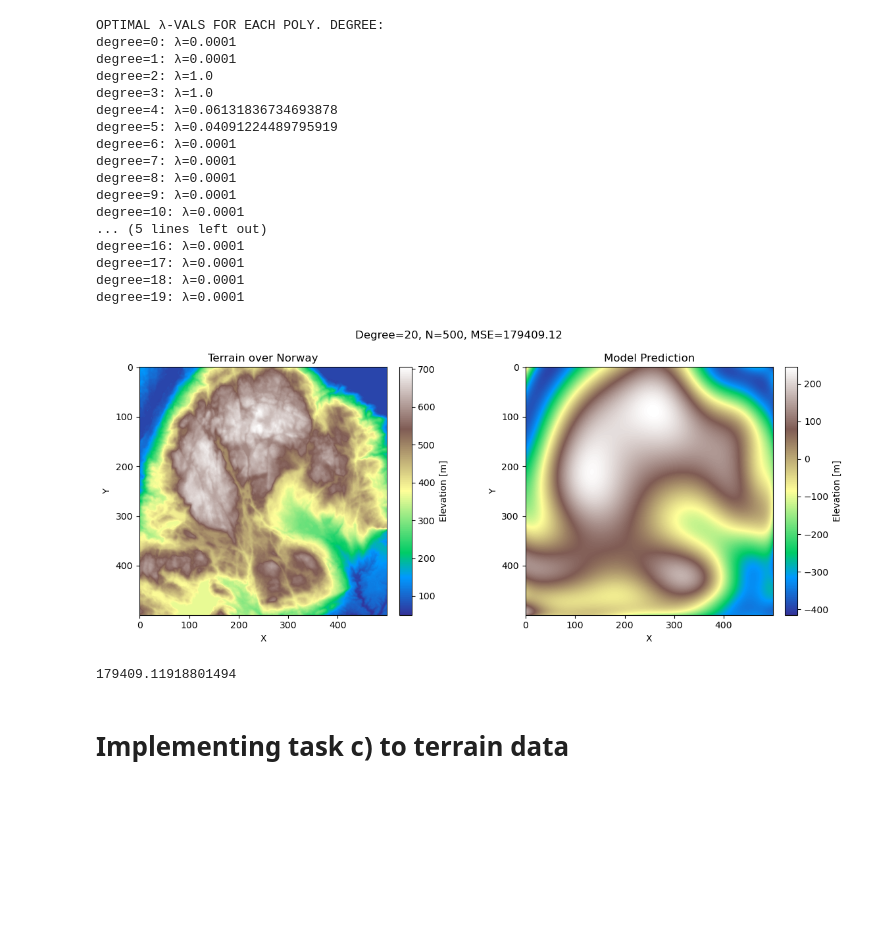
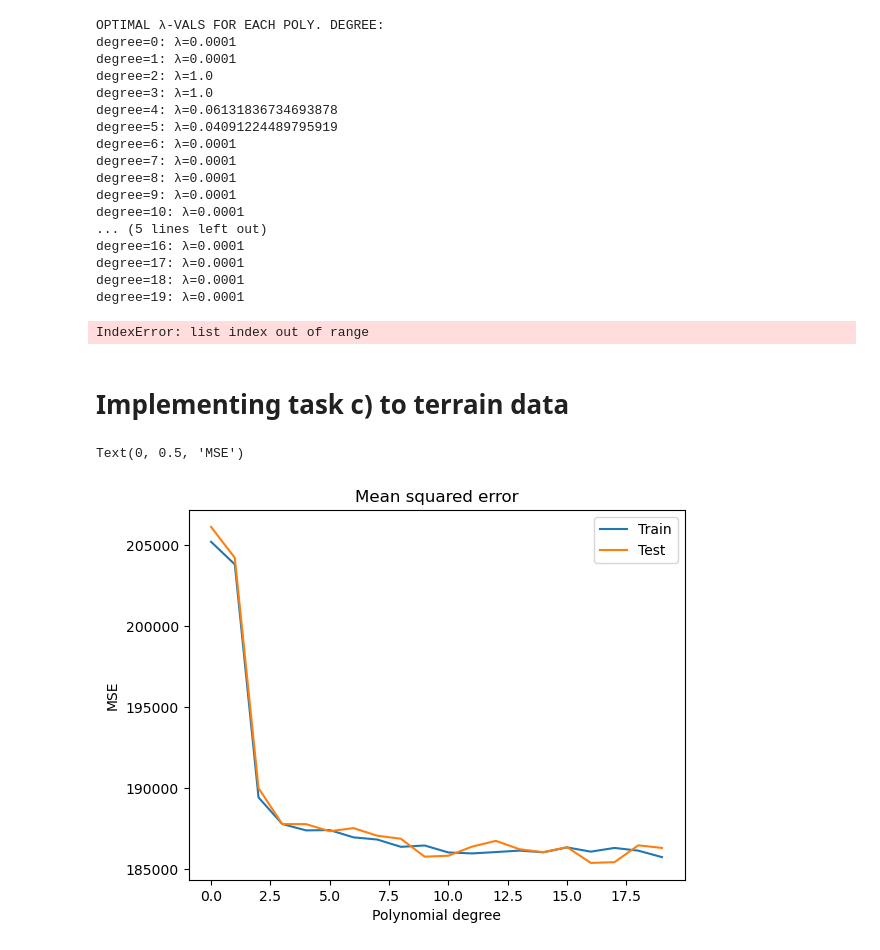
Before and after one commit to LassePladsen/FYS-STK3155-projects, a Jupyter notebook: project1/source_code/part_g_real_data.ipynb, the cells around one changed output. Cells and saved outputs as stored; diff of their text form; code cells hidden in the pictures; blank space fills up the shorter version.

Commit message:
implented task c to part g

```diff
--- a/project1/source_code/part_g_real_data.ipynb
+++ b/project1/source_code/part_g_real_data.ipynb
@@ -436,9 +436,12 @@ z_pred = z_pred.reshape(z.shape)
 # Set a common colormap for both plots
 COLORMAP = "terrain"  # color map for countour plots
 
+# MSE between real terrain data and our model
+MSE_model_fit = MSE(z.flatten(), z_pred.flatten())
+
 # Create a figure with two subplots
 fig, axs = plt.subplots(1, 2, figsize=(12, 5))
-fig.suptitle(f"Degree={maxdegree}, {N=}, MSE={np.round(mse_test_arr[-1][0],2)}")
+fig.suptitle(f"Degree={maxdegree}, {N=}, MSE={MSE_model_fit,2)}")
 
 # Keyword arguments to fit colorbar height to the plots
 frac = 0.046
@@ -466,10 +469,6 @@ plt.tight_layout()
 # Show the figure with both subplots
 plt.show()
 # %% [output]
-[figure, removed]
+IndexError: list index out of range
-# %%
-mse_test_arr[-1][0]
-# %% [output]
-179409.11918801494
 # %% [markdown]
 # Implementing task c) to terrain data
@@ -475,0 +561,12 @@ mse_test_arr[-1][0]
+# %%
+# Plot the MSE as function of poly. degree
+plt.plot(degrees, train_mse, label="Train")
+plt.plot(degrees, test_mse, label="Test")
+plt.legend()
+plt.title("Mean squared error")
+plt.xlabel("Polynomial degree")
+plt.ylabel("MSE")
+#plt.savefig(FIGURES_DIR / "part_c_MSE.png")
+# %% [output]
+Text(0, 0.5, 'MSE')
+[figure, added]
```
Also changed, not shown: parts of 7 cells of this notebook.
